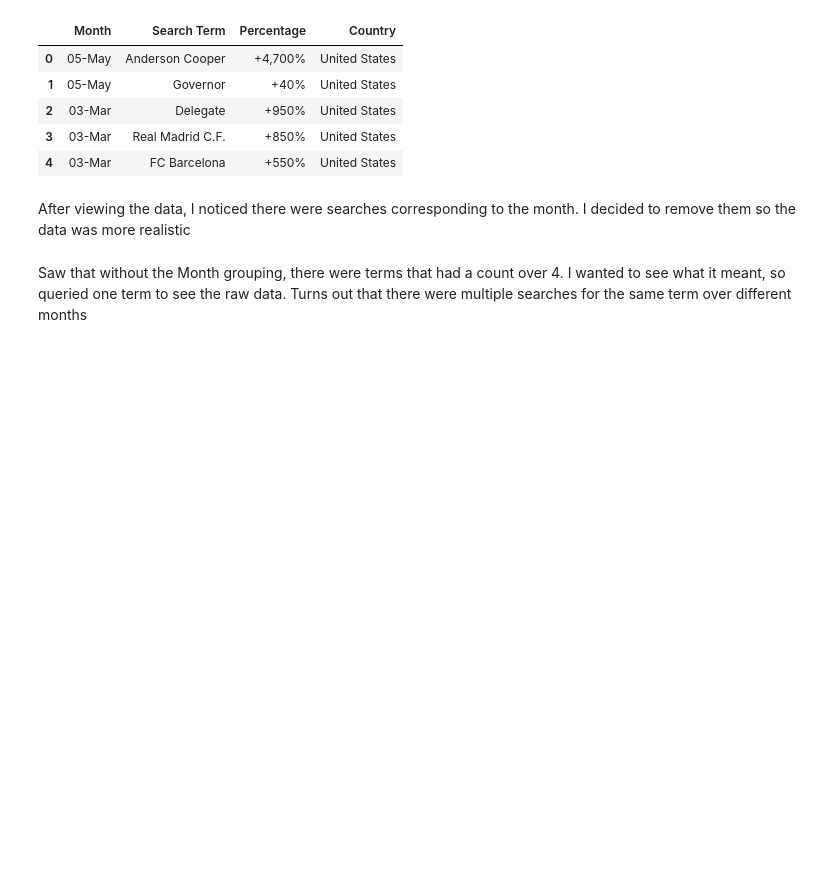
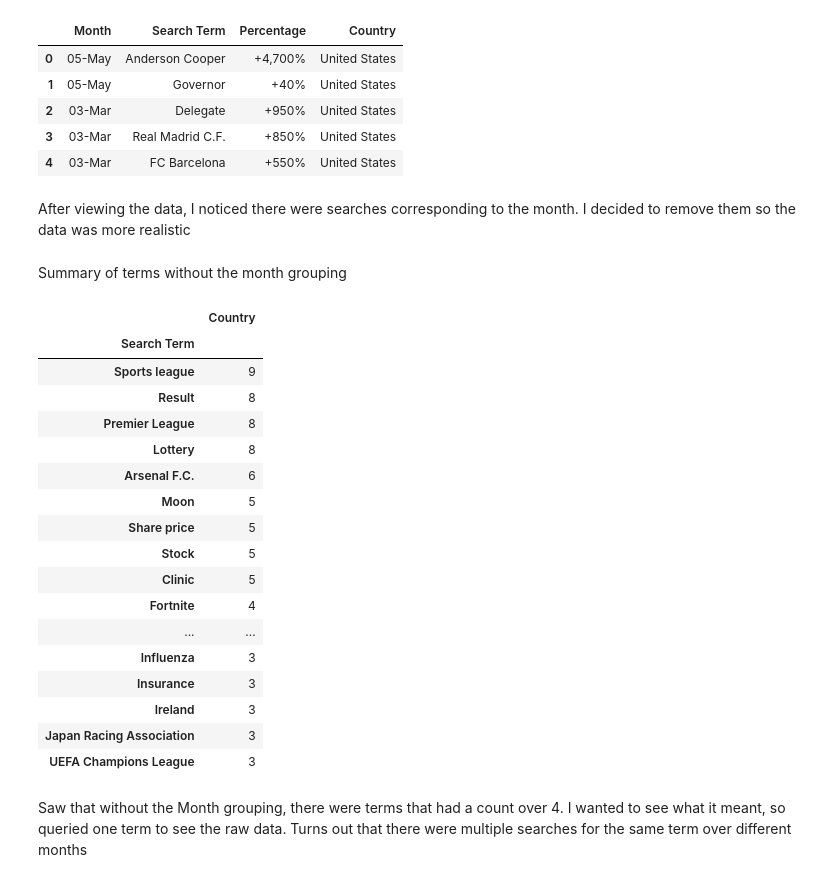
Before and after one commit to bakshishreya/Google-trends, a Jupyter notebook: FirstMonthData.ipynb, the cells around one changed output. Cells and saved outputs as stored; diff of their text form; code cells hidden in the pictures; blank space fills up the shorter version.

```diff
--- a/FirstMonthData.ipynb
+++ b/FirstMonthData.ipynb
@@ -34,6 +34,34 @@ After viewing the data, I noticed there were searches corresponding to the month
 # %%
 month_list = ("January","February","March", "April","May","June","July","August","September","October","November","December")
 All_No_Month = All_Terms_df[~All_Terms_df["Search Term"].isin(month_list)]
+# %% [markdown]
+Summary of terms without the month grouping
+# %%
+Grouped_Terms = All_No_Month.groupby(["Search Term"])
+Term_Count = pd.DataFrame(Grouped_Terms["Country"].count())
+Term_Count = Term_Count[Term_Count["Country"] > 2]
+Term_Count.sort_values("Country", ascending=False)
+# Lottery
+# Sports league
+# %% [output]
+|  | Country |
+| Search Term |  |
+| Sports league | 9 |
+| Result | 8 |
+| Premier League | 8 |
+| Lottery | 8 |
+| Arsenal F.C. | 6 |
+| Moon | 5 |
+| Share price | 5 |
+| Stock | 5 |
+| Clinic | 5 |
+| Fortnite | 4 |
+| ... | ... |
+| Influenza | 3 |
+| Insurance | 3 |
+| Ireland | 3 |
+| Japan Racing Association | 3 |
+| UEFA Champions League | 3 |
 # %% [markdown]
 Saw that without the Month grouping, there were terms that had a count over 4.  I wanted to see what it meant, so queried one term to see the raw data.  Turns out that there were multiple searches for the same term over different months
 # %%
```
Also changed, not shown: parts of 4 cells of this notebook.
